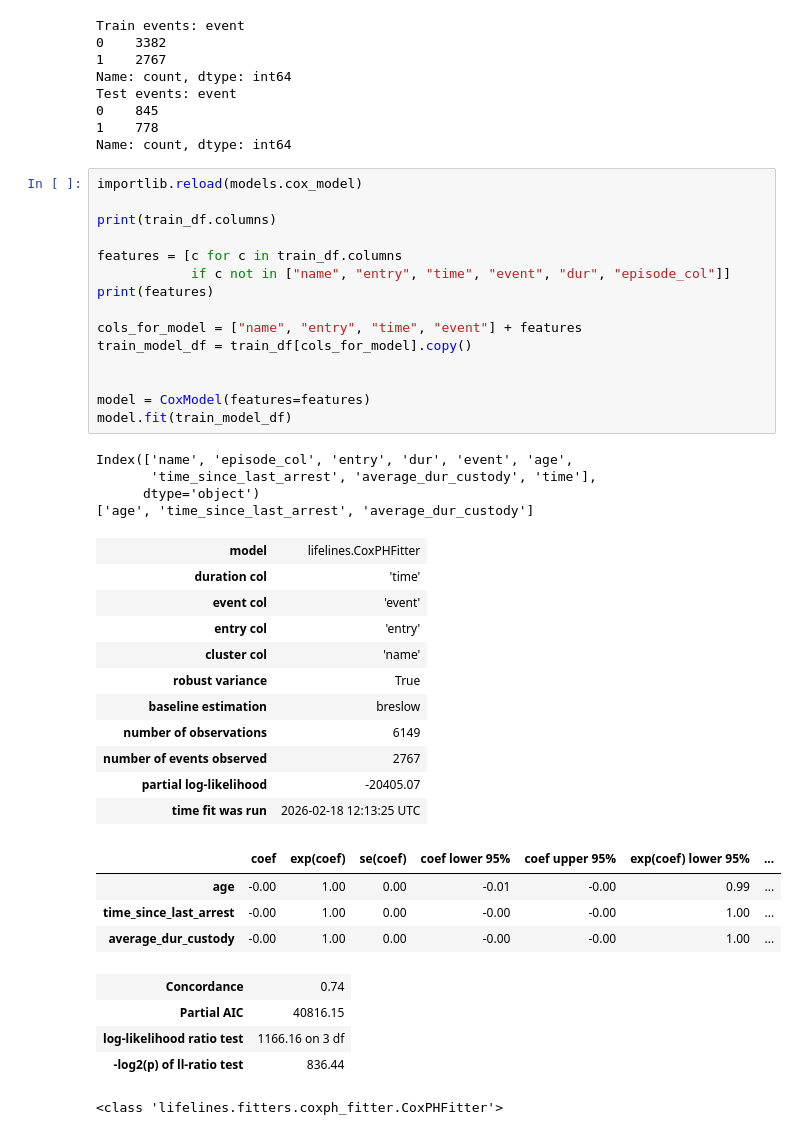
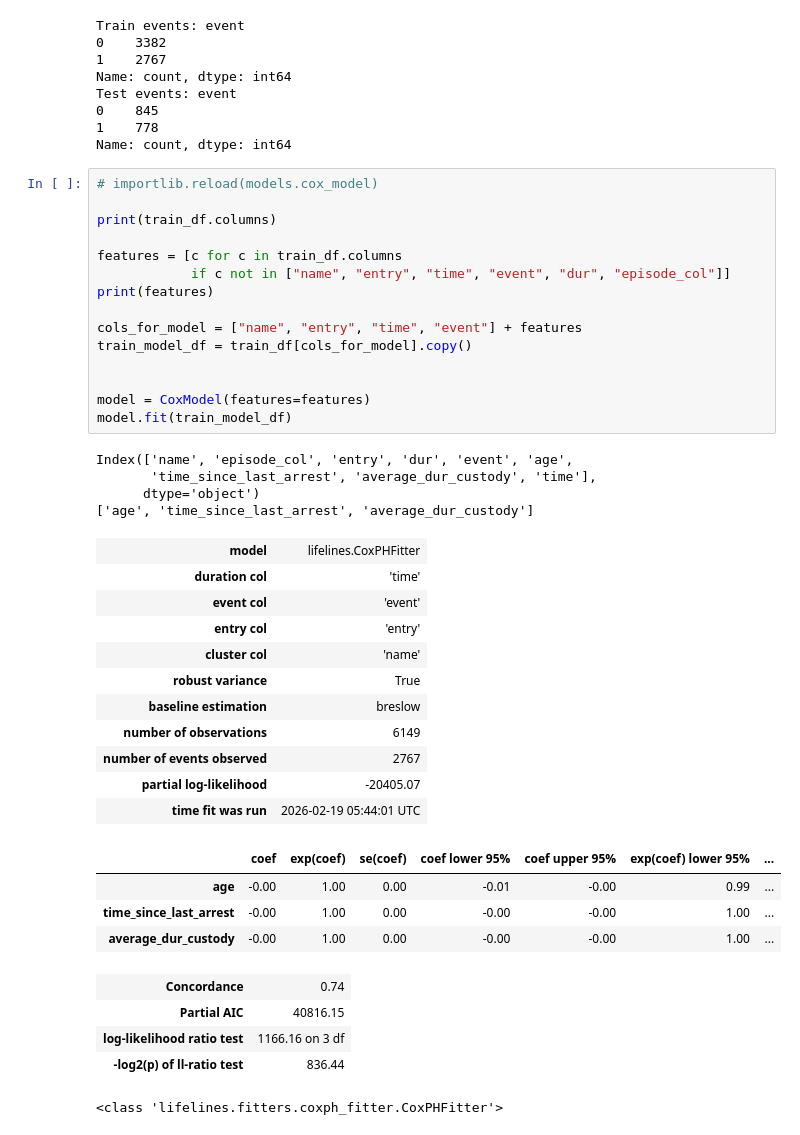
Before and after one commit to DKoleda6/recurrent_event, a Jupyter notebook: main_jupyter.ipynb, the cells around one changed output. Saved outputs shown, nothing was run; the diff lists cells and outputs as text.

```diff
--- a/main_jupyter.ipynb
+++ b/main_jupyter.ipynb
@@ -98,36 +115,36 @@ Test events: event
 1    778
 Name: count, dtype: int64
 # %%
-importlib.reload(models.cox_model)
+# importlib.reload(models.cox_model)
 
 print(train_df.columns)
 
 features = [c for c in train_df.columns
             if c not in ["name", "entry", "time", "event", "dur", "episode_col"]]
 print(features)
 
 cols_for_model = ["name", "entry", "time", "event"] + features
 train_model_df = train_df[cols_for_model].copy()
 
 
 model = CoxModel(features=features)
 model.fit(train_model_df)
 # %% [output]
 Index(['name', 'episode_col', 'entry', 'dur', 'event', 'age',
        'time_since_last_arrest', 'average_dur_custody', 'time'],
       dtype='object')
 ['age', 'time_since_last_arrest', 'average_dur_custody']
 | model | lifelines.CoxPHFitter |
 | duration col | 'time' |
 | event col | 'event' |
 | entry col | 'entry' |
 | cluster col | 'name' |
 | robust variance | True |
 | baseline estimation | breslow |
 | number of observations | 6149 |
 | number of events observed | 2767 |
 | partial log-likelihood | -20405.07 |
-| time fit was run | 2026-02-18 12:13:25 UTC |
+| time fit was run | 2026-02-19 05:44:01 UTC |
 |  | coef | exp(coef) | se(coef) | coef lower 95% | coef upper 95% | exp(coef) lower 95% | ... |
 | age | -0.00 | 1.00 | 0.00 | -0.01 | -0.00 | 0.99 | ... |
 | time_since_last_arrest | -0.00 | 1.00 | 0.00 | -0.00 | -0.00 | 1.00 | ... |
```
Also changed, not shown: parts of 14 cells of this notebook.
